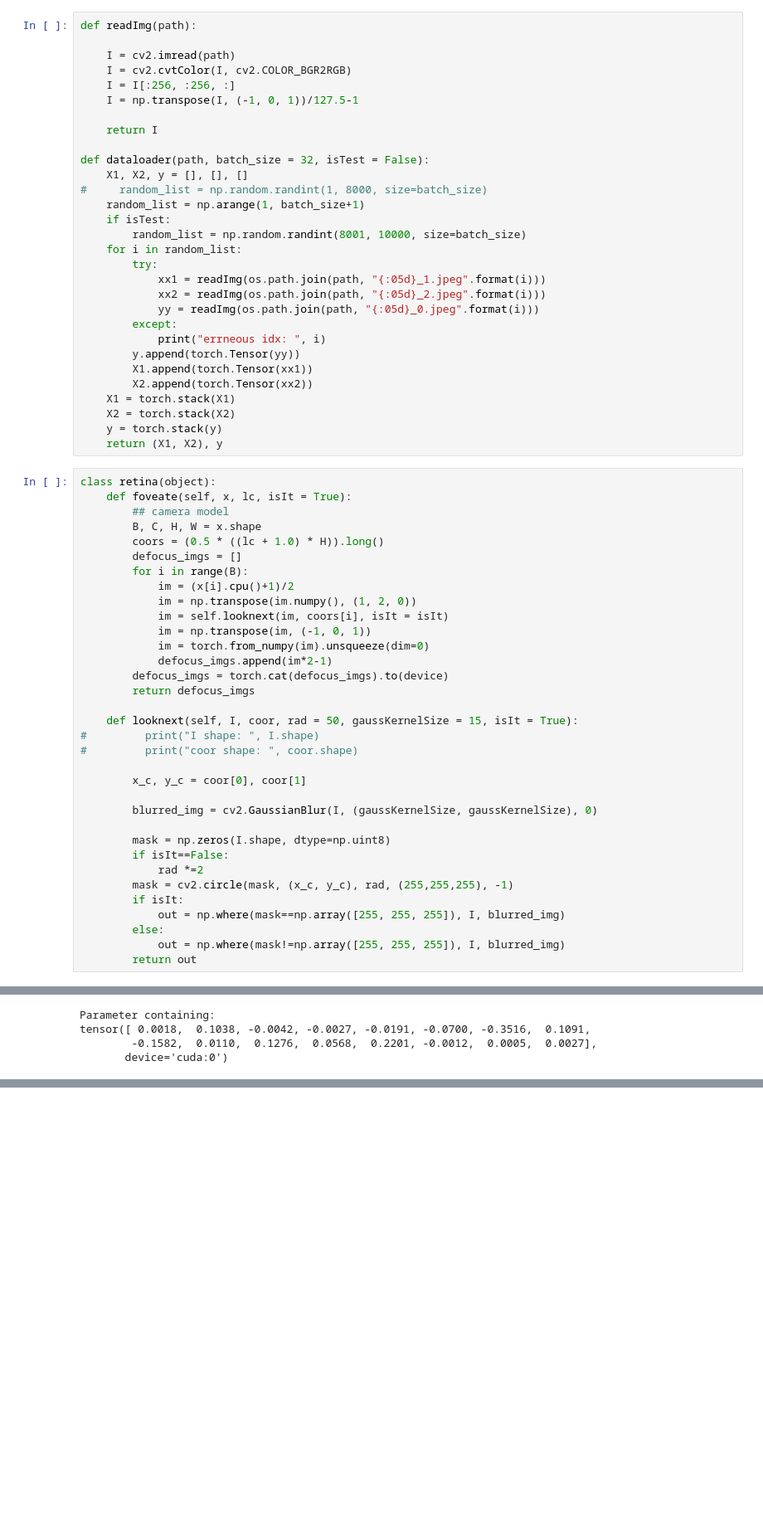
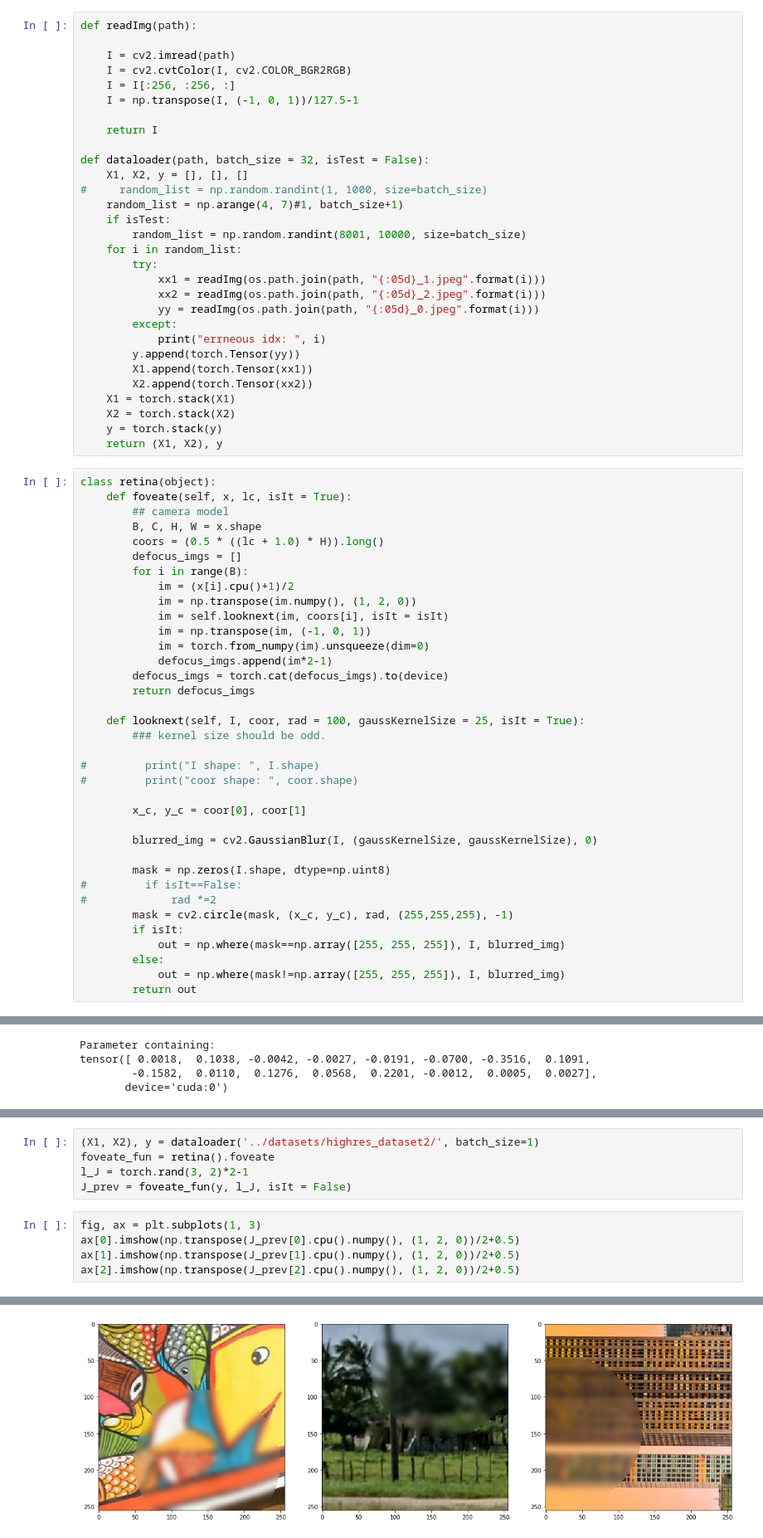
Before and after one commit to cianhwang/pyFusion, a Jupyter notebook: reinforcement_simple.ipynb, the cells around one changed output, grey strips where cells are left out. Shown at 83% size. Cells and saved outputs as stored; diff of their text form; blank space fills up the shorter version.

```diff
--- a/reinforcement_simple.ipynb
+++ b/reinforcement_simple.ipynb
@@ -29,8 +51,8 @@ def readImg(path):
 
 def dataloader(path, batch_size = 32, isTest = False):
     X1, X2, y = [], [], []
-#     random_list = np.random.randint(1, 8000, size=batch_size)
-    random_list = np.arange(1, batch_size+1)
+#     random_list = np.random.randint(1, 1000, size=batch_size)
+    random_list = np.arange(4, 7)#1, batch_size+1)
     if isTest:
         random_list = np.random.randint(8001, 10000, size=batch_size)
     for i in random_list:
@@ -64,7 +86,9 @@ class retina(object):
         defocus_imgs = torch.cat(defocus_imgs).to(device)
         return defocus_imgs
 
-    def looknext(self, I, coor, rad = 50, gaussKernelSize = 15, isIt = True):
+    def looknext(self, I, coor, rad = 100, gaussKernelSize = 25, isIt = True):
+        ### kernel size should be odd.
+
 #         print("I shape: ", I.shape)
 #         print("coor shape: ", coor.shape)
 
@@ -73,8 +97,8 @@ class retina(object):
         blurred_img = cv2.GaussianBlur(I, (gaussKernelSize, gaussKernelSize), 0)
 
         mask = np.zeros(I.shape, dtype=np.uint8)
-        if isIt==False:
-            rad *=2
+#         if isIt==False:
+#             rad *=2
         mask = cv2.circle(mask, (x_c, y_c), rad, (255,255,255), -1)
         if isIt:
             out = np.where(mask==np.array([255, 255, 255]), I, blurred_img)
@@ -274,0 +299,11 @@ optimizer = optim.Adam(filter(lambda p: p.requires_grad, model.parameters()), lr
+# %%
+(X1, X2), y = dataloader('../datasets/highres_dataset2/', batch_size=1)
+foveate_fun = retina().foveate
+l_J = torch.rand(3, 2)*2-1
+J_prev = foveate_fun(y, l_J, isIt = False)
+# %%
+fig, ax = plt.subplots(1, 3)
+ax[0].imshow(np.transpose(J_prev[0].cpu().numpy(), (1, 2, 0))/2+0.5)
+ax[1].imshow(np.transpose(J_prev[1].cpu().numpy(), (1, 2, 0))/2+0.5)
+ax[2].imshow(np.transpose(J_prev[2].cpu().numpy(), (1, 2, 0))/2+0.5)
+# %% [output]
@@ -275 +311,2 @@ optimizer = optim.Adam(filter(lambda p: p.requires_grad, model.parameters()), lr
+[figure, added]
 # %%
```
Also changed, not shown: parts of 17 cells of this notebook.
